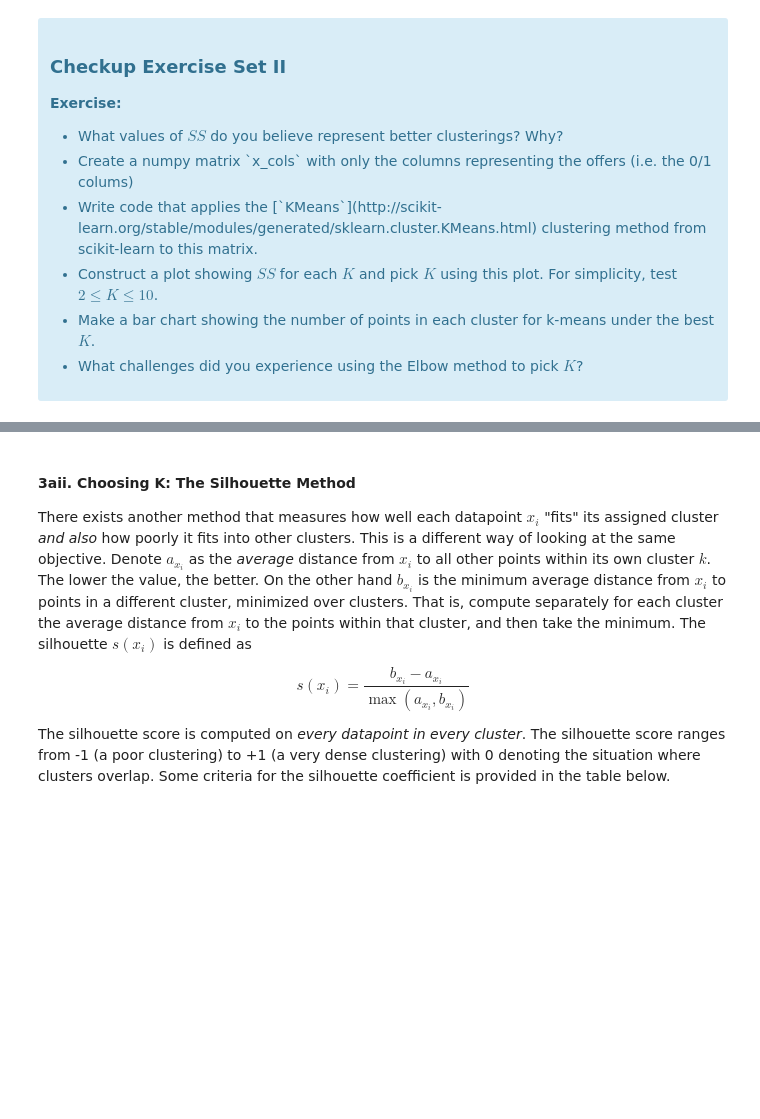
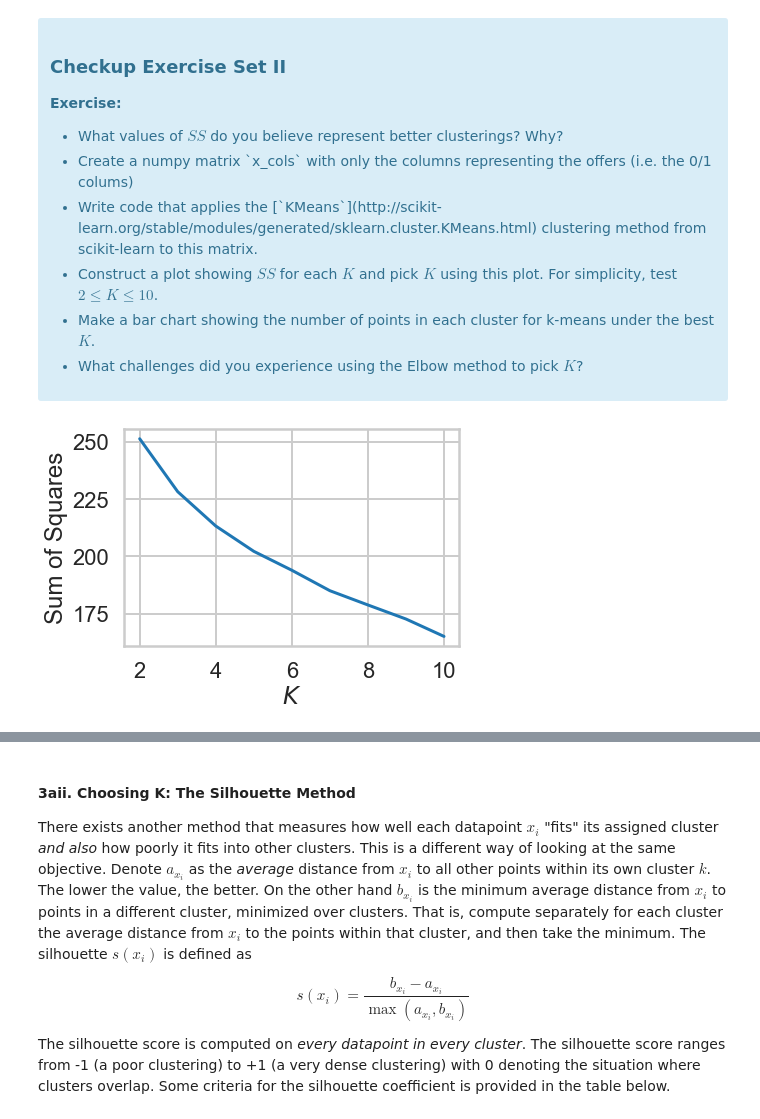
Before and after one commit to kstoudt/Springboard, a Jupyter notebook: 15. Unsupervised Learning/15.6 Principal Components Analysis/Customer Segmentation using Clustering - K-means/Clustering Case Study - Customer Segmentation with K-Means - Tier 3.ipynb, the cells around one changed output, grey strips where cells are left out. Drawn from its saved outputs; the diff is of its cells as text; code cells hidden in the pictures; blank space fills up the shorter version.

```diff
--- a/15. Unsupervised Learning/15.6 Principal Components Analysis/Customer Segmentation using Clustering - K-means/Clustering Case Study - Customer Segmentation with K-Means - Tier 3.ipynb
+++ b/15. Unsupervised Learning/15.6 Principal Components Analysis/Customer Segmentation using Clustering - K-means/Clustering Case Study - Customer Segmentation with K-Means - Tier 3.ipynb
@@ -92,0 +95,5 @@ The first thing we need is a way to compare customers. To do this, we're going t
+# %%
+#your turn
+merged = pd.merge(df_transactions, df_offers)
+print(merged.shape)
+merged.head()
@@ -92,0 +108,4 @@ The first thing we need is a way to compare customers. To do this, we're going t
+# %%
+pivoted = merged.pivot_table(index='customer_name', columns='offer_id', values='n', fill_value=0)
+print(pivoted.shape)
+pivoted.head()
@@ -123,0 +151,25 @@ where $x_i$ is a point, $C_k$ represents cluster $k$ and $\mu_k$ is the centroid
+# %%
+# your turn
+import numpy as np
+
+ss = []
+
+assignments = {}
+
+X = pivoted.to_numpy()
+
+Krange  = list(range(2, 11))
+
+
+for K in Krange:
+    model = KMeans(n_clusters=K)
+    assigned_cluster = model.fit_predict(X)
+    centers = model.cluster_centers_
+    ss.append(np.sum((X - centers[assigned_cluster]) ** 2))
+    assignments[str(K)] = assigned_cluster
+
+plt.plot(Krange, ss)
+plt.xlabel("$K$")
+plt.ylabel("Sum of Squares");
+# %% [output]
+[figure, added]
```
Also changed, not shown: parts of 14 cells of this notebook, 1 other file.
